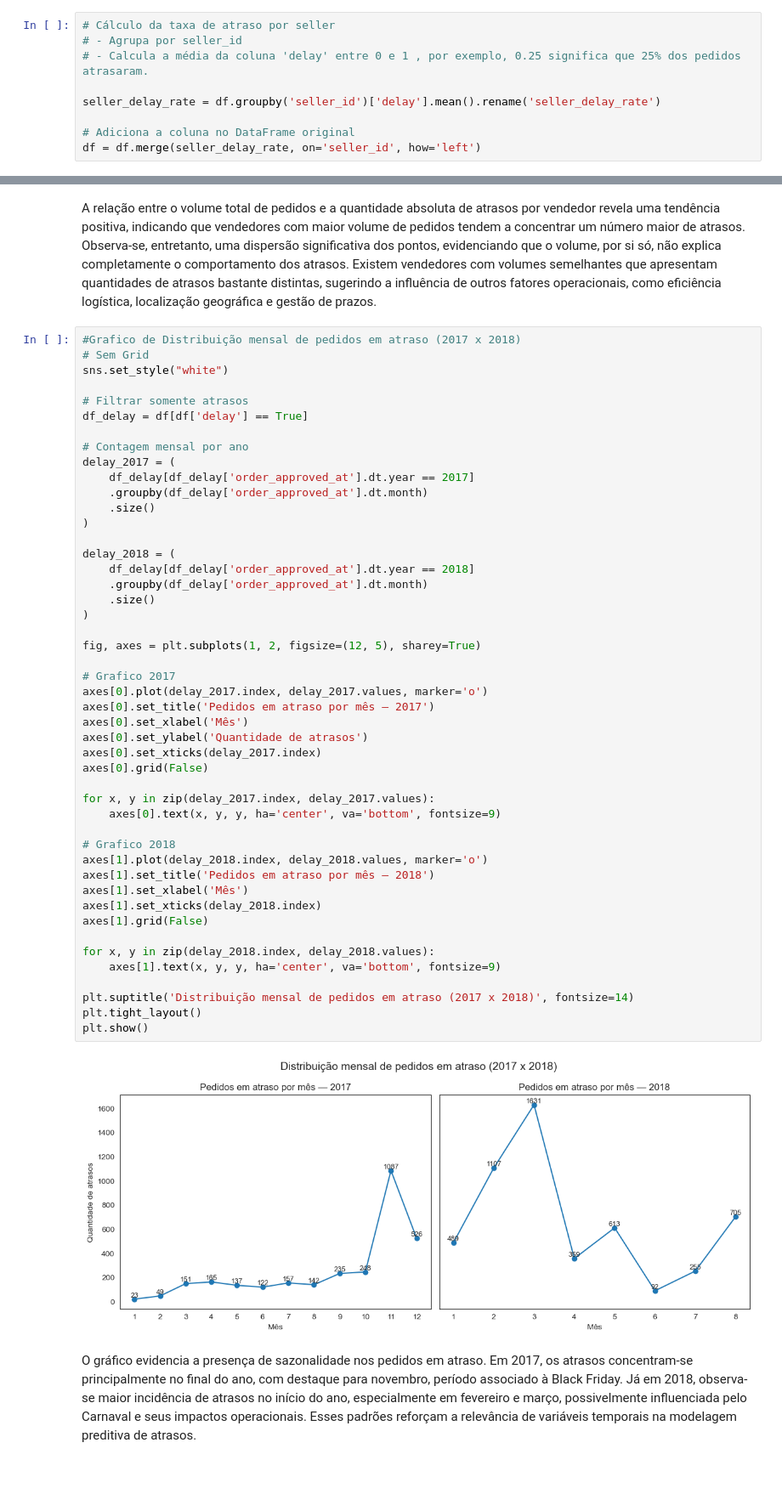
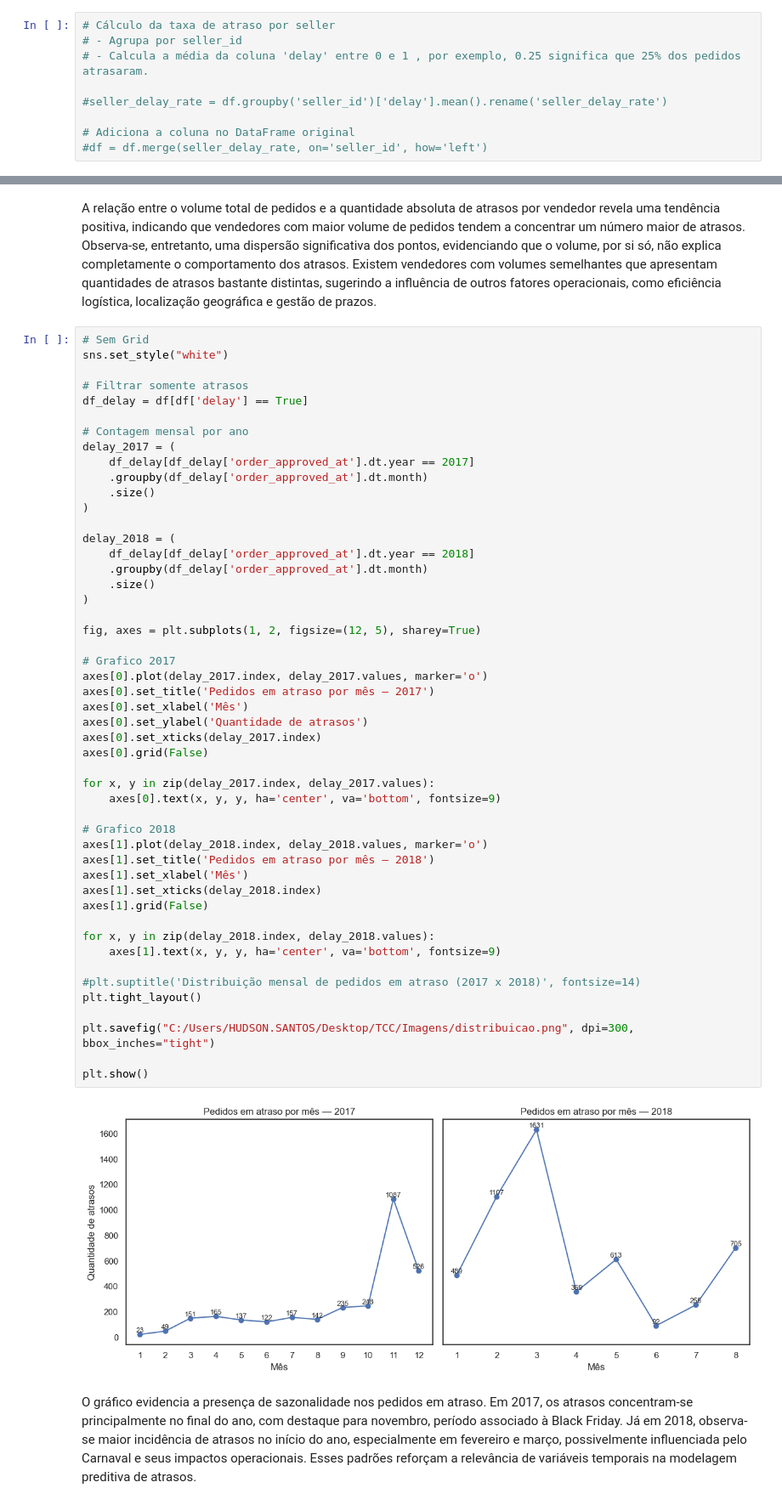
Before and after one commit to HudsonSanto/TCC-Previsao-de-atrasos-em-entregas-no-e-commerce, a Jupyter notebook: codigo/Previsao Atraso Entregas.ipynb, the cells around one changed output, grey strips where cells are left out. Shown at 85% size. Saved outputs shown, nothing was run; the diff lists cells and outputs as text; blank space fills up the shorter version.

```diff
--- a/codigo/Previsao Atraso Entregas.ipynb
+++ b/codigo/Previsao Atraso Entregas.ipynb
@@ -865,10 +916,10 @@ df['lead_time'] = (df['order_estimated_delivery_date'] - df['order_purchase_time
 # - Agrupa por seller_id
 # - Calcula a média da coluna 'delay' entre 0 e 1 , por exemplo, 0.25 significa que 25% dos pedidos atrasaram.
 
-seller_delay_rate = df.groupby('seller_id')['delay'].mean().rename('seller_delay_rate')
+#seller_delay_rate = df.groupby('seller_id')['delay'].mean().rename('seller_delay_rate')
 
 # Adiciona a coluna no DataFrame original
-df = df.merge(seller_delay_rate, on='seller_id', how='left')
+#df = df.merge(seller_delay_rate, on='seller_id', how='left')
 # %%
 df.head()
 # %% [output]
@@ -1149,7 +1212,6 @@ plt.show()
 # %% [markdown]
 A relação entre o volume total de pedidos e a quantidade absoluta de atrasos por vendedor revela uma tendência positiva, indicando que vendedores com maior volume de pedidos tendem a concentrar um número maior de atrasos. Observa-se, entretanto, uma dispersão significativa dos pontos, evidenciando que o volume, por si só, não explica completamente o comportamento dos atrasos. Existem vendedores com volumes semelhantes que apresentam quantidades de atrasos bastante distintas, sugerindo a influência de outros fatores operacionais, como eficiência logística, localização geográfica e gestão de prazos.
 # %%
-#Grafico de Distribuição mensal de pedidos em atraso (2017 x 2018)
 # Sem Grid
 sns.set_style("white")
 
@@ -1168,35 +1230,38 @@ delay_2018 = (
     .groupby(df_delay['order_approved_at'].dt.month)
     .size()
 )
 
 fig, axes = plt.subplots(1, 2, figsize=(12, 5), sharey=True)
 
 # Grafico 2017
 axes[0].plot(delay_2017.index, delay_2017.values, marker='o')
 axes[0].set_title('Pedidos em atraso por mês — 2017')
 axes[0].set_xlabel('Mês')
 axes[0].set_ylabel('Quantidade de atrasos')
 axes[0].set_xticks(delay_2017.index)
 axes[0].grid(False)
 
 for x, y in zip(delay_2017.index, delay_2017.values):
     axes[0].text(x, y, y, ha='center', va='bottom', fontsize=9)
 
 # Grafico 2018
 axes[1].plot(delay_2018.index, delay_2018.values, marker='o')
 axes[1].set_title('Pedidos em atraso por mês — 2018')
 axes[1].set_xlabel('Mês')
 axes[1].set_xticks(delay_2018.index)
 axes[1].grid(False)
 
 for x, y in zip(delay_2018.index, delay_2018.values):
     axes[1].text(x, y, y, ha='center', va='bottom', fontsize=9)
 
-plt.suptitle('Distribuição mensal de pedidos em atraso (2017 x 2018)', fontsize=14)
+#plt.suptitle('Distribuição mensal de pedidos em atraso (2017 x 2018)', fontsize=14)
 plt.tight_layout()
+
+plt.savefig("C:/Users/HUDSON.SANTOS/Desktop/TCC/Imagens/distribuicao.png", dpi=300, bbox_inches="tight")
+
 plt.show()
 # %% [output]
-[figure, old version]
+[figure, new version]
 # %% [markdown]
 O gráfico evidencia a presença de sazonalidade nos pedidos em atraso. Em 2017, os atrasos concentram-se principalmente no final do ano, com destaque para novembro, período associado à Black Friday. Já em 2018, observa-se maior incidência de atrasos no início do ano, especialmente em fevereiro e março, possivelmente influenciada pelo Carnaval e seus impactos operacionais. Esses padrões reforçam a relevância de variáveis temporais na modelagem preditiva de atrasos.
 # %%
```
Also changed, not shown: parts of 50 cells of this notebook.
